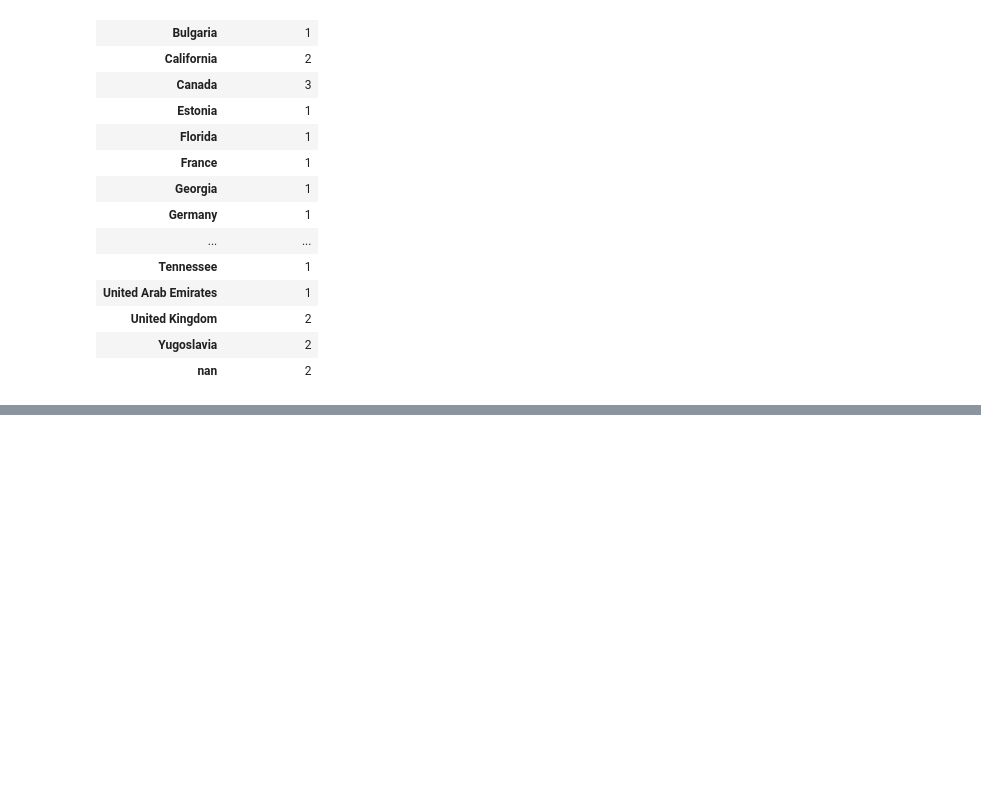
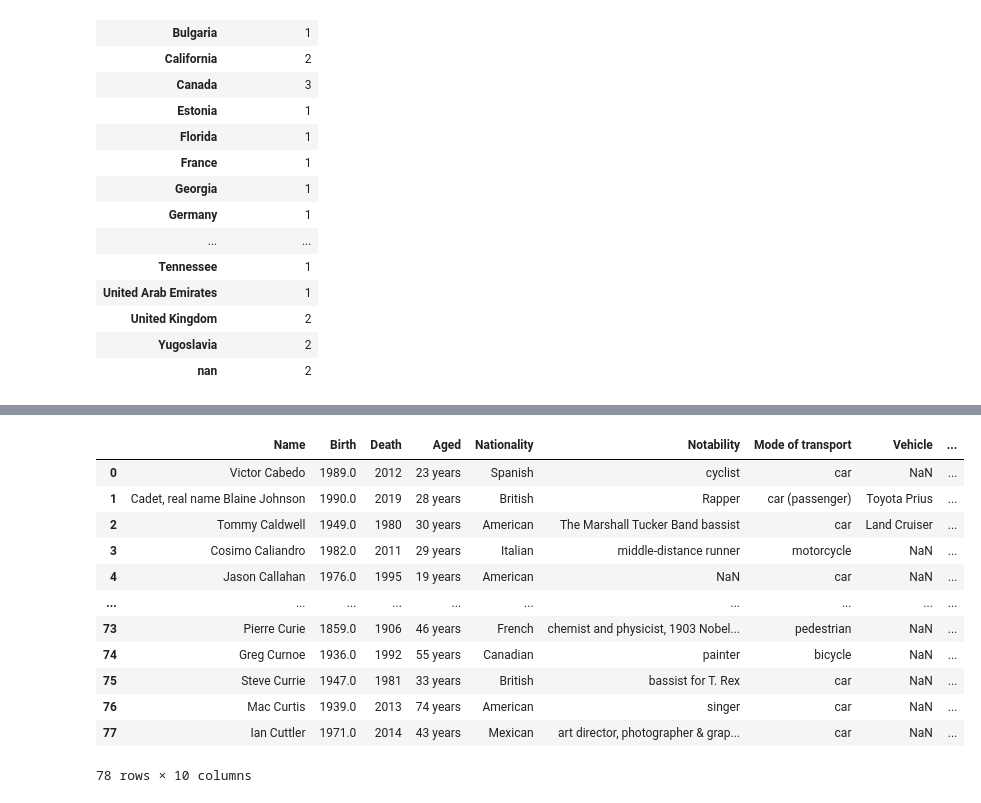
Before and after one commit to george887/MY_EXCERCISE, a Jupyter notebook: car_accident_data.ipynb, the cells around one changed output, grey strips where cells are left out. Cells and saved outputs as stored; diff of their text form; code cells hidden in the pictures; blank space fills up the shorter version.

```diff
--- a/car_accident_data.ipynb
+++ b/car_accident_data.ipynb
@@ -305,0 +362,19 @@ ValueError: Wrong number of items passed 3, placement implies 1
+# %%
+full_df = tables[1]
+df3 = tables[2]
+# %%
+df3
+# %% [output]
+|  | Name | Birth | Death | Aged | Nationality | Notability | Mode of transport | Vehicle | ... |
+| 0 | Victor Cabedo | 1989.0 | 2012 | 23 years | Spanish | cyclist | car | NaN | ... |
+| 1 | Cadet, real name Blaine Johnson | 1990.0 | 2019 | 28 years | British | Rapper | car (passenger) | Toyota Prius | ... |
+| 2 | Tommy Caldwell | 1949.0 | 1980 | 30 years | American | The Marshall Tucker Band bassist | car | Land Cruiser | ... |
+| 3 | Cosimo Caliandro | 1982.0 | 2011 | 29 years | Italian | middle-distance runner | motorcycle | NaN | ... |
+| 4 | Jason Callahan | 1976.0 | 1995 | 19 years | American | NaN | car | NaN | ... |
+| ... | ... | ... | ... | ... | ... | ... | ... | ... | ... |
+| 73 | Pierre Curie | 1859.0 | 1906 | 46 years | French | chemist and physicist, 1903 Nobel... | pedestrian | NaN | ... |
+| 74 | Greg Curnoe | 1936.0 | 1992 | 55 years | Canadian | painter | bicycle | NaN | ... |
+| 75 | Steve Currie | 1947.0 | 1981 | 33 years | British | bassist for T. Rex | car | NaN | ... |
+| 76 | Mac Curtis | 1939.0 | 2013 | 74 years | American | singer | car | NaN | ... |
+| 77 | Ian Cuttler | 1971.0 | 2014 | 43 years | Mexican | art director, photographer & grap... | car | NaN | ... |
+78 rows × 10 columns
```
Also changed, not shown: parts of 14 cells of this notebook.
